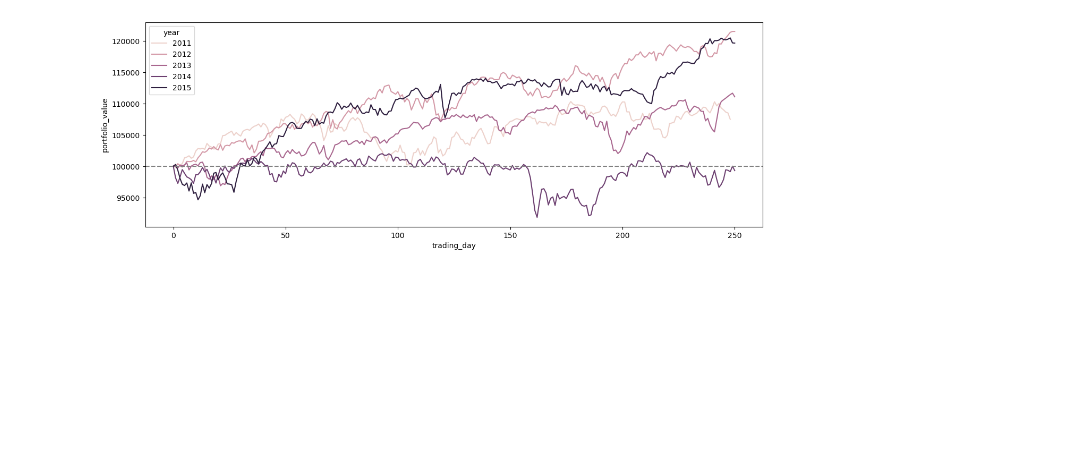
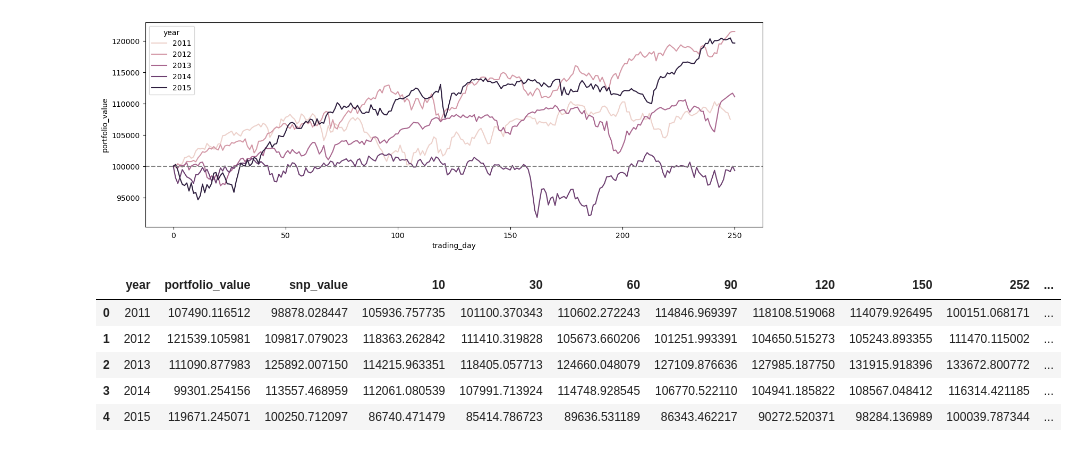
Before and after one commit to hikotei/2025-rl-portfolio-opt, a Jupyter notebook: notebooks/2025_06_06 analysis.ipynb, the cells around one changed output. Cells and saved outputs as stored; diff of their text form; code cells hidden in the pictures; blank space fills up the shorter version.

```diff
--- a/notebooks/2025_06_06 analysis.ipynb
+++ b/notebooks/2025_06_06 analysis.ipynb
@@ -34,7 +32,10 @@ for file in csv_files:
     df.reset_index(inplace=True)
     df.rename(columns={"index": "trading_day"}, inplace=True)
     # reorder columns such that year, trading_day are first then the rest
-    df = df[["year", "trading_day"] + [col for col in df.columns if col not in ["year", "trading_day"]]]
+    df = df[
+        ["year", "trading_day"]
+        + [col for col in df.columns if col not in ["year", "trading_day"]]
+    ]
     dfs.append(df)
 
 df_drl_port = pd.concat(dfs, ignore_index=True)
@@ -61,7 +62,9 @@ years = df["year"].unique()
 start_dates = pd.to_datetime([f"{yr}-01-01" for yr in years])
 end_dates = pd.to_datetime([f"{yr}-12-31" for yr in years])
 
-spy_start_prices = [df_spy.loc[df_spy.index > start, "^GSPC"].iloc[0] for start in start_dates]
+spy_start_prices = [
+    df_spy.loc[df_spy.index > start, "^GSPC"].iloc[0] for start in start_dates
+]
 spy_end_prices = [df_spy.loc[df_spy.index < end, "^GSPC"].iloc[-1] for end in end_dates]
 
 shares_start = 100_000 / pd.Series(spy_start_prices)
@@ -92,0 +94,28 @@ plt.show()
+# %%
+# load MVO portfolio
+
+folders = [
+    "20250606_0140_mvo_backtest_[2011-01-01,2011-12-31]",
+    "20250606_0144_mvo_backtest_[2012-01-01,2012-12-31]",
+    "20250606_0146_mvo_backtest_[2013-01-01,2013-12-31]",
+    "20250606_0148_mvo_backtest_[2014-01-01,2014-12-31]",
+    "20250606_0149_mvo_backtest_[2015-01-01,2015-12-31]",
+]
+
+dfs = []
+for idx, folder in enumerate(folders):
+    year = 2011 + idx
+    df_mvo = pd.read_parquet(f"../results/{folder}/mvo_history.parquet")
+    df_mvo_yr = df_mvo.groupby('lookback')[['portfolio_value']].last().T
+    dfs.append(df_mvo_yr)
+# %%
+df_mvo_all = pd.concat(dfs, ignore_index=True)
+df_final = pd.concat([df_drl_port_res, df_mvo_all], axis=1)
+df_final
+# %% [output]
+|  | year | portfolio_value | snp_value | 10 | 30 | 60 | 90 | 120 | 150 | 252 | ... |
+| 0 | 2011 | 107490.116512 | 98878.028447 | 105936.757735 | 101100.370343 | 110602.272243 | 114846.969397 | 118108.519068 | 114079.926495 | 100151.068171 | ... |
+| 1 | 2012 | 121539.105981 | 109817.079023 | 118363.262842 | 111410.319828 | 105673.660206 | 101251.993391 | 104650.515273 | 105243.893355 | 111470.115002 | ... |
+| 2 | 2013 | 111090.877983 | 125892.007150 | 114215.963351 | 118405.057713 | 124660.048079 | 127109.876636 | 127985.187750 | 131915.918396 | 133672.800772 | ... |
+| 3 | 2014 | 99301.254156 | 113557.468959 | 112061.080539 | 107991.713924 | 114748.928545 | 106770.522110 | 104941.185822 | 108567.048412 | 116314.421185 | ... |
+| 4 | 2015 | 119671.245071 | 100250.712097 | 86740.471479 | 85414.786723 | 89636.531189 | 86343.462217 | 90272.520371 | 98284.136989 | 100039.787344 | ... |
```
Also changed, not shown: parts of 4 cells of this notebook, 32 other files.
